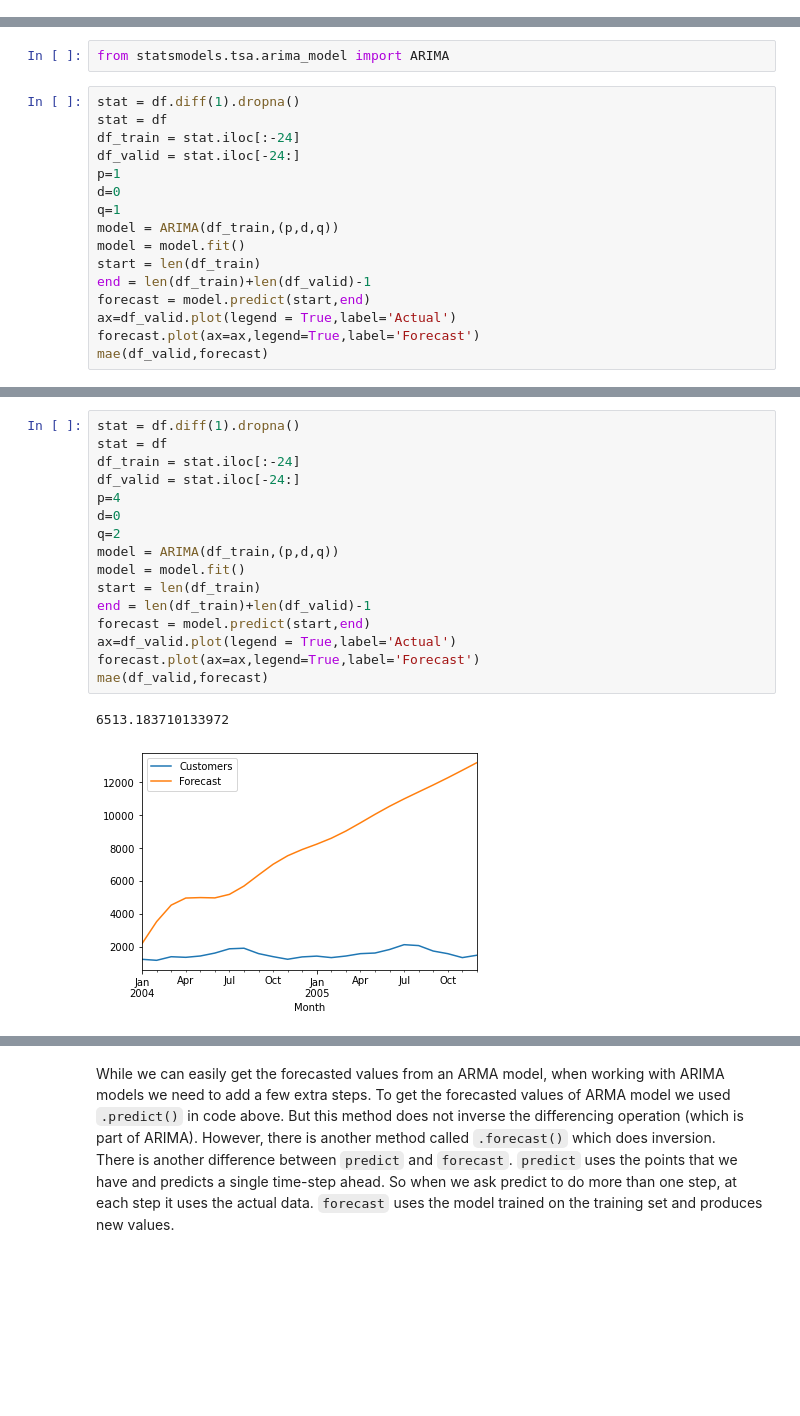
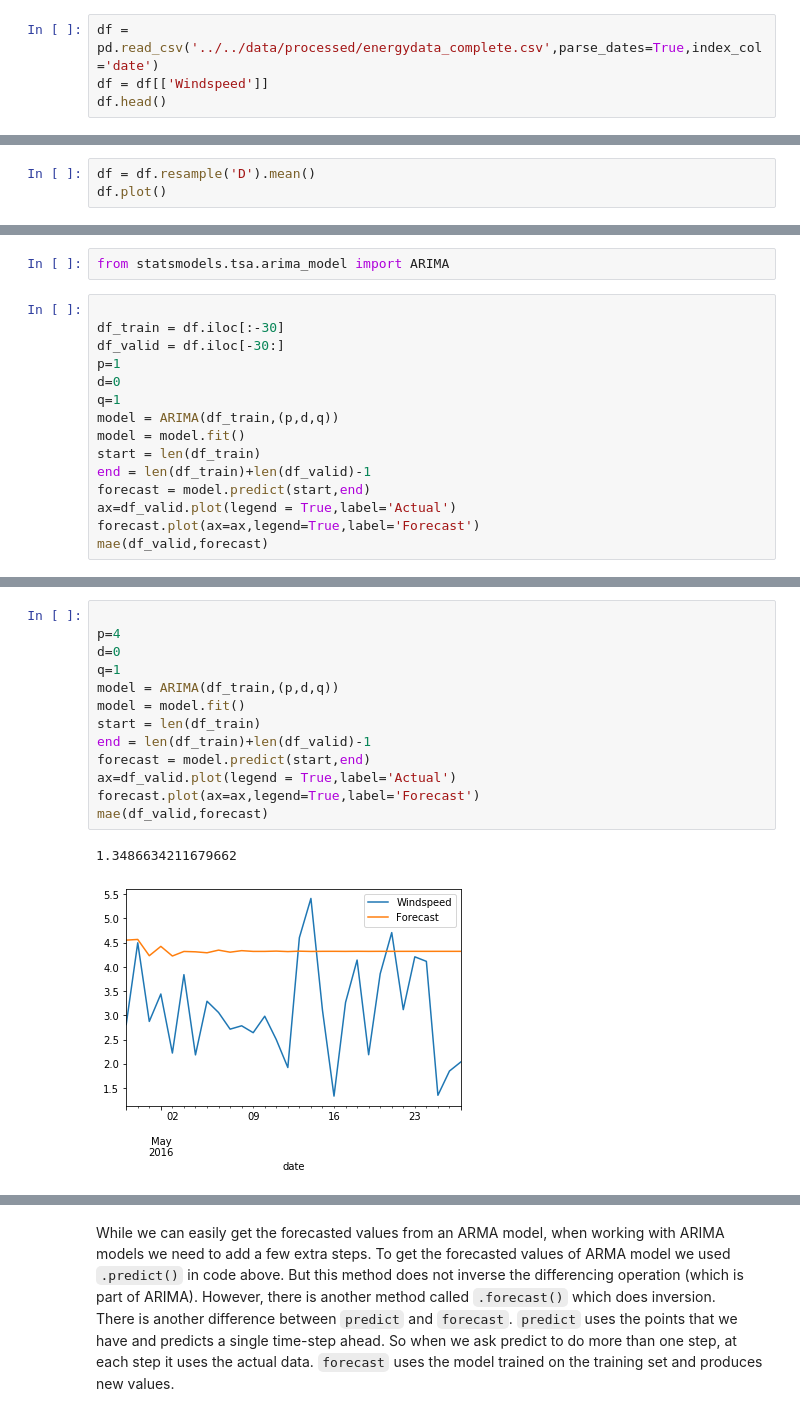
Before and after one commit to 3springs/deep_ml_curriculum, a Jupyter notebook: notebooks/07 Time Series Forcasting/TSF.ipynb, the cells around one changed output, grey strips where cells are left out. Saved outputs shown, nothing was run; the diff lists cells and outputs as text; blank space fills up the shorter version.

```diff
--- a/notebooks/07 Time Series Forcasting/TSF.ipynb
+++ b/notebooks/07 Time Series Forcasting/TSF.ipynb
@@ -243,0 +242,4 @@ df_valid = stat.iloc[-24:]
+# %%
+df = pd.read_csv('../../data/processed/energydata_complete.csv',parse_dates=True,index_col='date')
+df = df[['Windspeed']]
+df.head()
@@ -243,0 +261,3 @@ df_valid = stat.iloc[-24:]
+# %%
+df = df.resample('D').mean()
+df.plot()
@@ -317,10 +356,9 @@ When $d = 0$, ARIMA will turn into ARMA model. Statsmodels has an implementation
 # %%
 from statsmodels.tsa.arima_model import ARIMA
 # %%
-stat = df.diff(1).dropna()
-stat = df
-df_train = stat.iloc[:-24]
-df_valid = stat.iloc[-24:]
+
+df_train = df.iloc[:-30]
+df_valid = df.iloc[-30:]
 p=1
 d=0
 q=1
@@ -338,22 +376,19 @@ mae(df_valid,forecast)
 # %%
-stat = df.diff(1).dropna()
-stat = df
-df_train = stat.iloc[:-24]
-df_valid = stat.iloc[-24:]
+
 p=4
 d=0
-q=2
+q=1
 model = ARIMA(df_train,(p,d,q))
 model = model.fit()
 start = len(df_train)
 end = len(df_train)+len(df_valid)-1
 forecast = model.predict(start,end)
 ax=df_valid.plot(legend = True,label='Actual')
 forecast.plot(ax=ax,legend=True,label='Forecast')
 mae(df_valid,forecast)
 # %% [output]
-6513.183710133972
+1.3486634211679662
-[figure, old version]
+[figure, new version]
 # %%
 model.summary()
 # %% [output]
```
Also changed, not shown: parts of 116 cells of this notebook.
